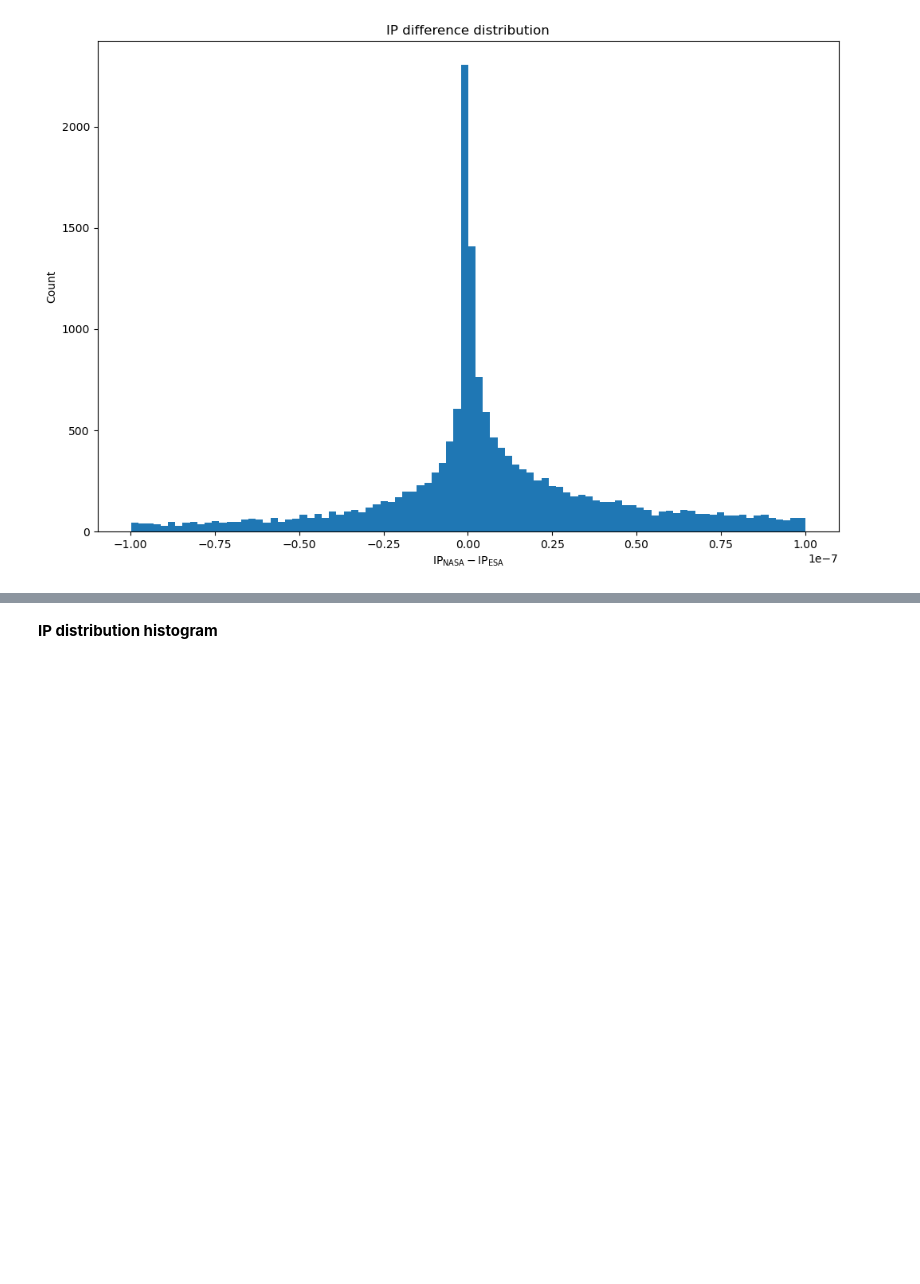
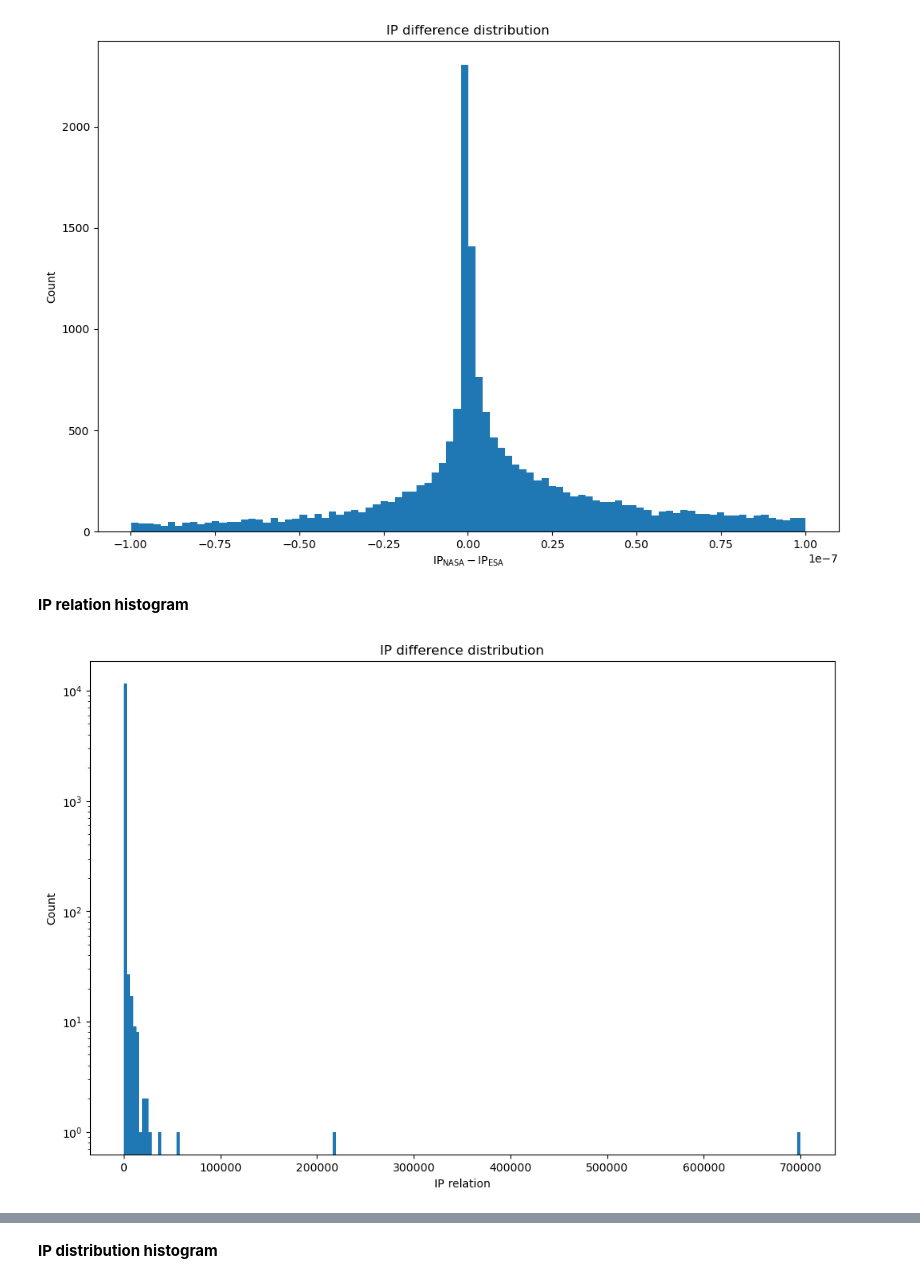
Before and after one commit to akhilaanya/projectneo-2026, a Jupyter notebook: view_result.ipynb, the cells around one changed output, grey strips where cells are left out. Saved outputs shown, nothing was run; the diff lists cells and outputs as text; code cells hidden in the pictures; blank space fills up the shorter version.

Commit message:
Add IP relations.

```diff
--- a/view_result.ipynb
+++ b/view_result.ipynb
@@ -58,23 +58,31 @@ If only one of the 2 data set lists an event, the ip_agreements will be `none`
 # %%
 ip_differences = []
 ip_agreements = []
+ip_relations = []
 years = []
 for row in NASA_ESA_ip_table:
     if row["ip_NASA"] is None:
         ip_differences.append(-row["ip_ESA"])
         ip_agreements.append(None)
+        ip_relations.append(float('inf'))
     elif row["ip_ESA"] is None:
         ip_differences.append(row["ip_NASA"])
         ip_agreements.append(None)
+        ip_relations.append(float('inf'))
     elif row["ip_NASA"] is None and row["ip_ESA"] is None:
         raise ValueError("Invalid event : both IPs are None")
     else:
         ip_differences.append(row["ip_NASA"] - row["ip_ESA"])
         ip_agreements.append(False)
+        if row["ip_NASA"] > row["ip_ESA"]:
+            ip_relations.append(row["ip_NASA"]/row["ip_ESA"])
+        else:
+            ip_relations.append(row["ip_ESA"]/row["ip_NASA"])
     years.append(int(row["event_id"][-10:-6]))
 NASA_ESA_ip_table["year"] = years
 NASA_ESA_ip_table["ip_difference"] = ip_differences
 NASA_ESA_ip_table["ip_agreement"] = ip_agreements
+NASA_ESA_ip_table["ip_relation"] = ip_relations
 
 NASA_ESA_ip_table
 # %% [output]
@@ -120,3 +128,16 @@ plt.title("IP difference distribution")
 plt.show()
 # %% [output]
 [figure]
+# %% [markdown]
+**IP relation histogram**
+# %%
+plt.figure(figsize = (12, 8))
+# _ = plt.hist(NASA_ESA_ip_table["ip_relation"], bins="auto")
+_ = plt.hist(NASA_ESA_ip_table[(NASA_ESA_ip_table["ip_agreement"] != None)]["ip_relation"], bins="auto")
+plt.xlabel("IP relation")
+plt.ylabel("Count")
+plt.yscale("log")
+plt.title("IP difference distribution")
+plt.show()
+# %% [output]
+[figure, added]
```
Also changed, not shown: parts of 5 cells of this notebook.
